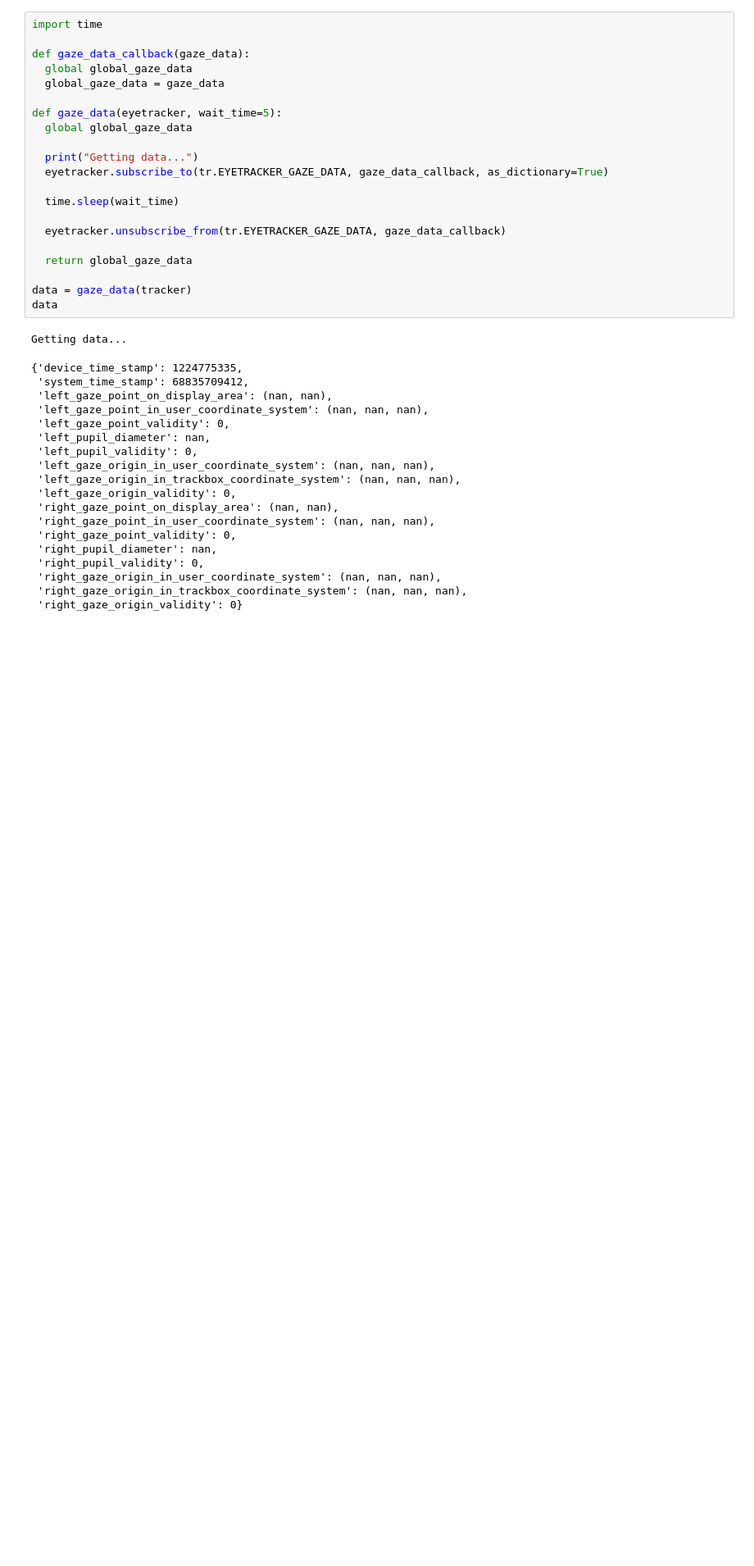
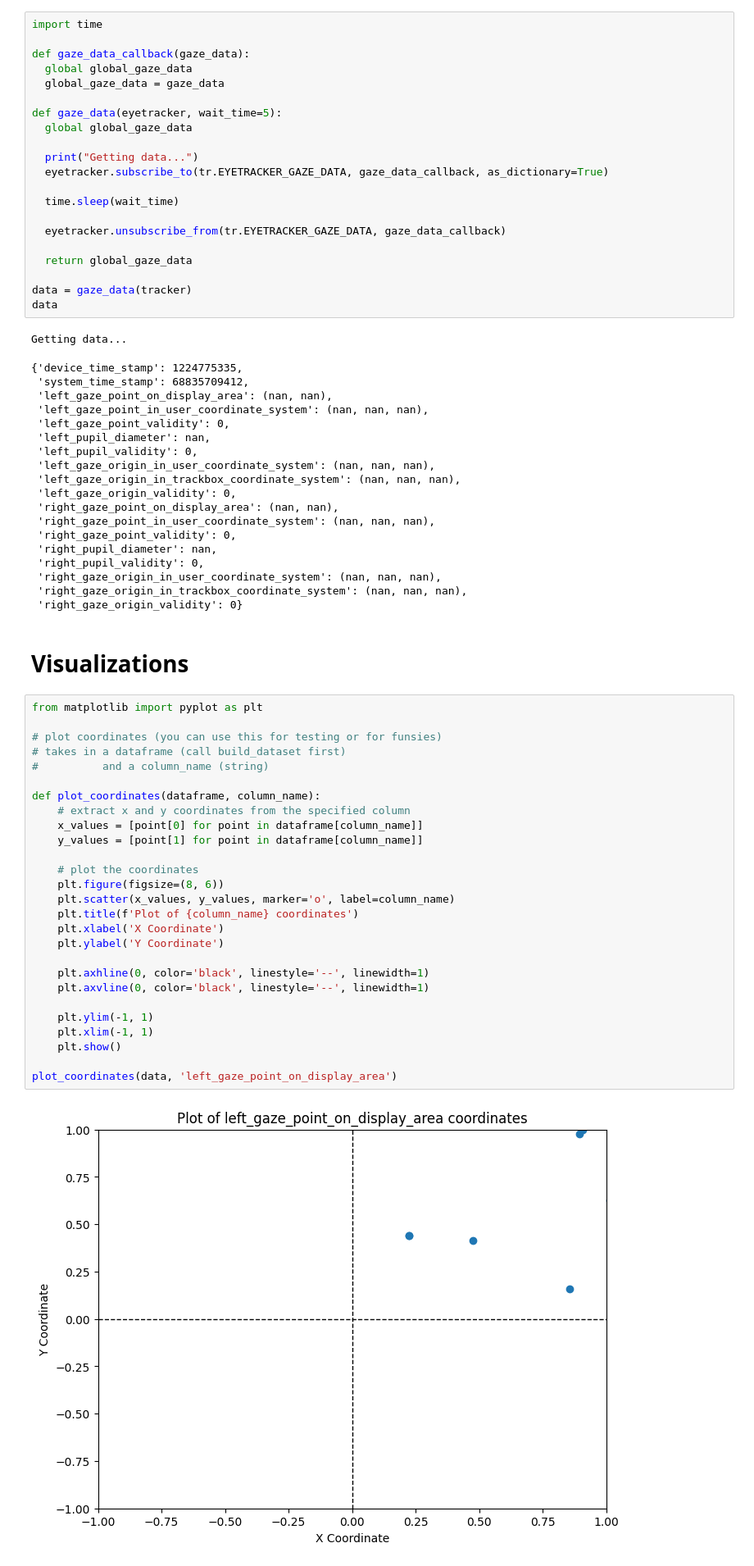
Before and after one commit to crasgaitis/opticars, a Jupyter notebook: test.ipynb, the cells around one changed output. Shown at 82% size. Drawn from its saved outputs; the diff is of its cells as text; blank space fills up the shorter version.

```diff
--- a/test.ipynb
+++ b/test.ipynb
@@ -110,3 +90,34 @@ Getting data...
  'right_gaze_origin_in_user_coordinate_system': (nan, nan, nan),
  'right_gaze_origin_in_trackbox_coordinate_system': (nan, nan, nan),
  'right_gaze_origin_validity': 0}
+# %% [markdown]
+# Visualizations
+# %%
+from matplotlib import pyplot as plt
+
+# plot coordinates (you can use this for testing or for funsies)
+# takes in a dataframe (call build_dataset first)
+#          and a column_name (string)
+
+def plot_coordinates(dataframe, column_name):
+    # extract x and y coordinates from the specified column
+    x_values = [point[0] for point in dataframe[column_name]]
+    y_values = [point[1] for point in dataframe[column_name]]
+
+    # plot the coordinates
+    plt.figure(figsize=(8, 6))
+    plt.scatter(x_values, y_values, marker='o', label=column_name)
+    plt.title(f'Plot of {column_name} coordinates')
+    plt.xlabel('X Coordinate')
+    plt.ylabel('Y Coordinate')
+
+    plt.axhline(0, color='black', linestyle='--', linewidth=1)
+    plt.axvline(0, color='black', linestyle='--', linewidth=1)
+
+    plt.ylim(-1, 1)
+    plt.xlim(-1, 1)
+    plt.show()
+
+plot_coordinates(data, 'left_gaze_point_on_display_area')
+# %% [output]
+[figure, added]
```
Also changed, not shown: parts of 8 cells of this notebook, 2 other files.
